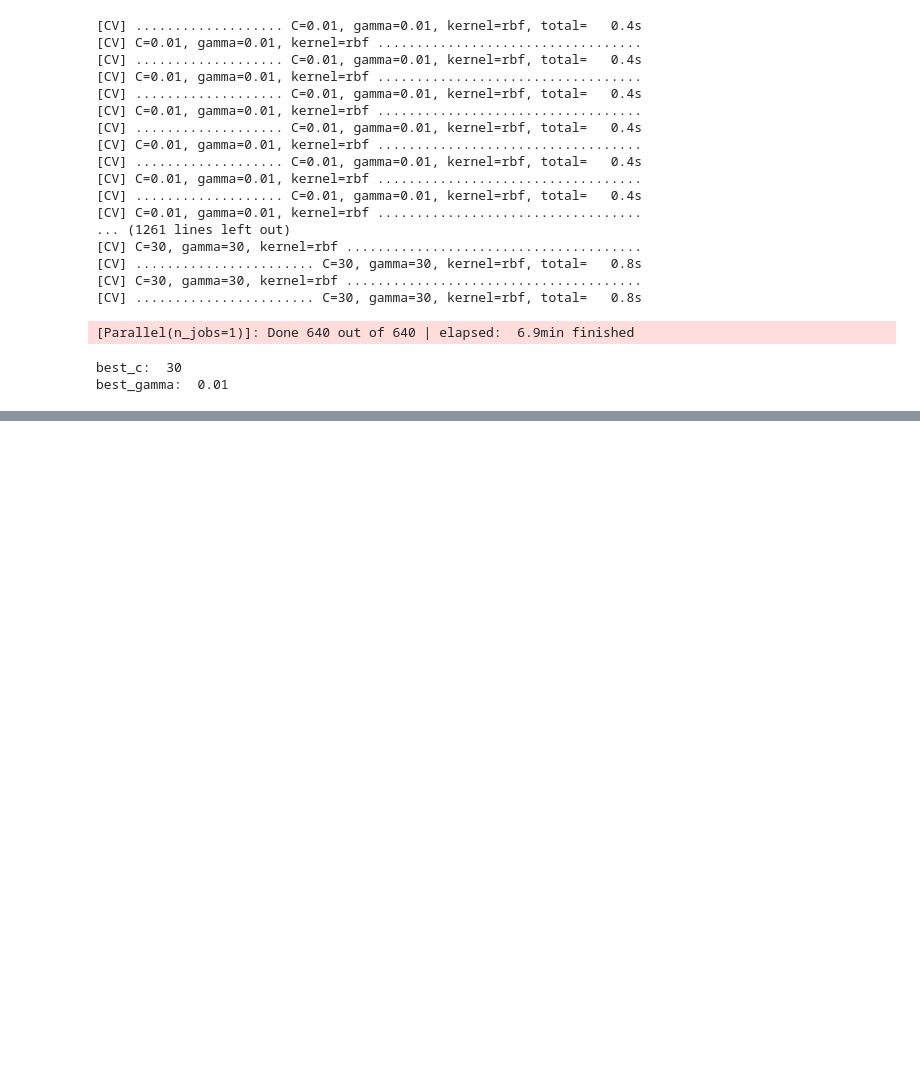
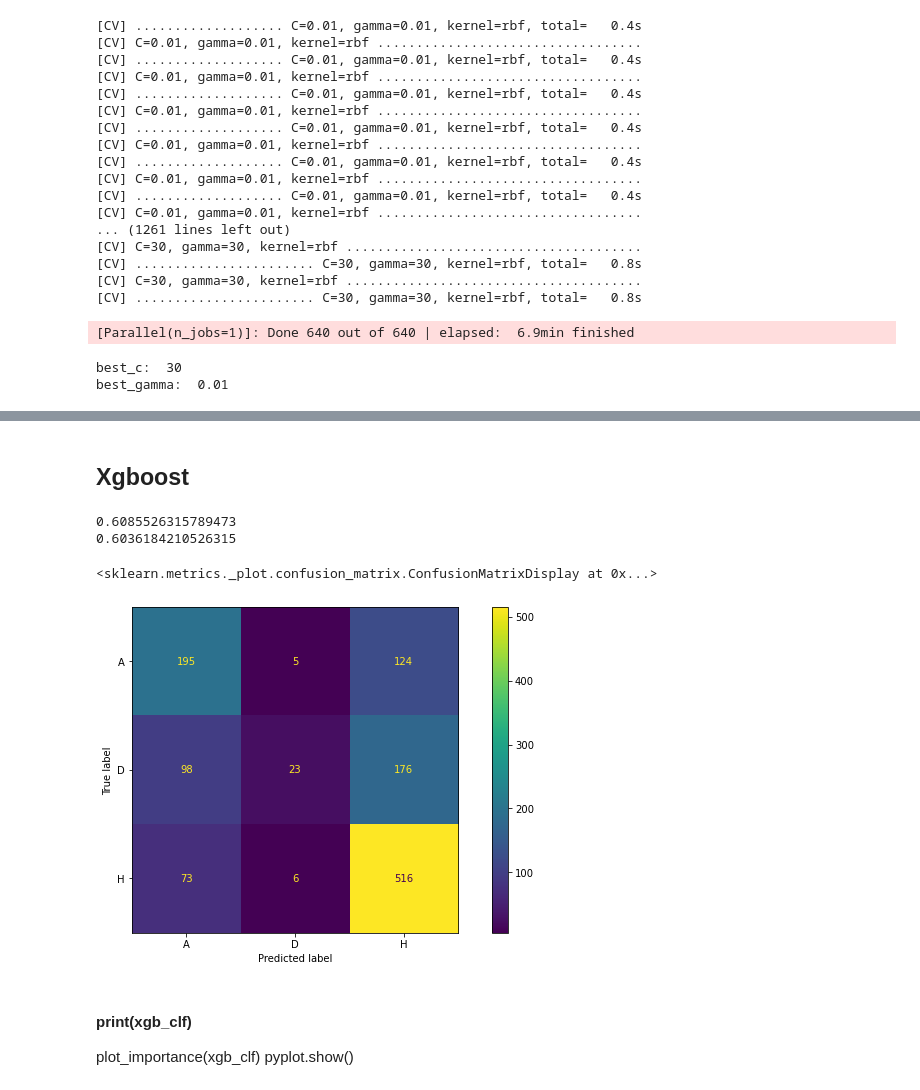
Before and after one commit to Rui-FMF/TAA_1, a Jupyter notebook: football_prediction.ipynb, the cells around one changed output, grey strips where cells are left out. Cells and saved outputs as stored; diff of their text form; code cells hidden in the pictures; blank space fills up the shorter version.

```diff
--- a/football_prediction.ipynb
+++ b/football_prediction.ipynb
@@ -353,0 +346,51 @@ print(accuracy_score(y_test,gnb_predictions))
+# %% [markdown]
+## Xgboost
+# %%
+parameters = { 'learning_rate' : [0.07], #0.07
+               'n_estimators' : [40], #40
+               'max_depth': [ 4], #4
+               'min_child_weight': [2], #2
+               'gamma':[0.3], #, 0.3
+               'subsample' : [0.8], #0.8
+               'colsample_bytree' : [ 0.6], #0.6
+               'reg_alpha':[1e-5],
+              'objective': ['multi:softmax']
+             }
+
+#multiclass classification
+xgb_clf = xgb.XGBClassifier()
+
+
+grid_xbg = GridSearchCV(xgb_clf,
+                        param_grid=parameters,
+                        cv=10)
+
+grid_xbg = grid_xbg.fit(X, y.ravel())
+
+
+xgb_clf = grid_xbg.best_estimator_
+
+y_pred = xgb_clf.predict(X)
+
+print(accuracy_score(y,y_pred))
+
+
+y_pred_test = xgb_clf.predict(X_test)
+
+print(accuracy_score(y_test,y_pred_test))
+
+cm = confusion_matrix(y_test,y_pred_test)
+
+
+disp = ConfusionMatrixDisplay(confusion_matrix=cm, display_labels=clf.classes_)
+disp.plot()
+# %% [output]
+0.6085526315789473
+0.6036184210526315
+<sklearn.metrics._plot.confusion_matrix.ConfusionMatrixDisplay at 0x...>
+[figure, added]
+# %% [markdown]
+#### print(xgb_clf)
+
+plot_importance(xgb_clf)
+pyplot.show()
```
Also changed, not shown: parts of 5 cells of this notebook.
